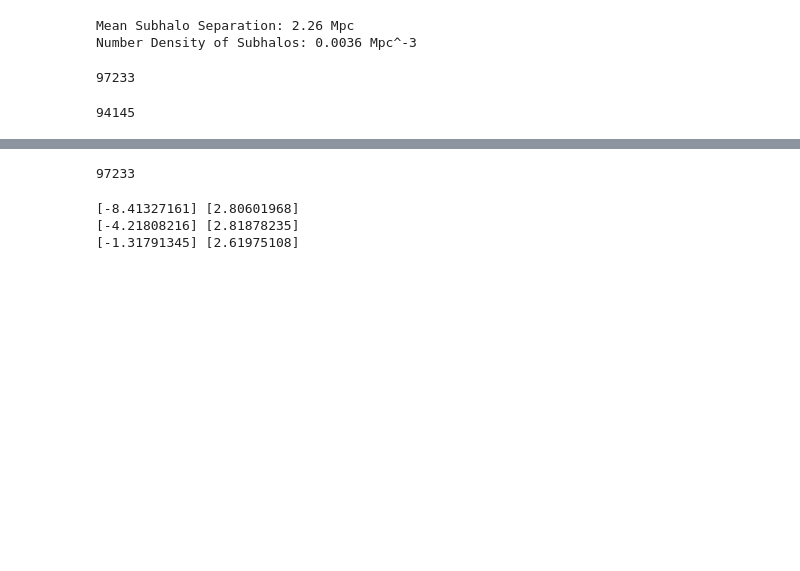
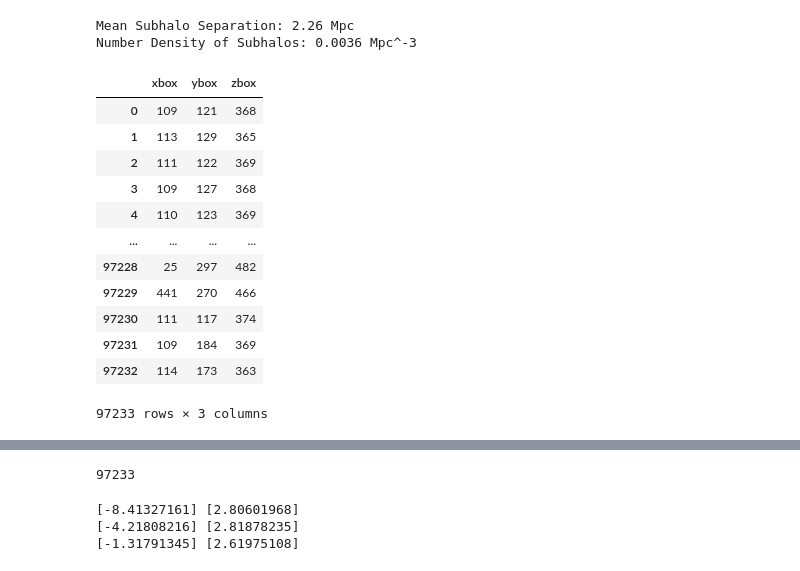
Before and after one commit to jdpkololgi/Illustris, a Jupyter notebook: potential_field.ipynb, the cells around one changed output, grey strips where cells are left out. Drawn from its saved outputs; the diff is of its cells as text; code cells hidden in the pictures; blank space fills up the shorter version.

```diff
--- a/potential_field.ipynb
+++ b/potential_field.ipynb
@@ -51,11 +106,3 @@ Mean Subhalo Separation: 2.26 Mpc
 Number Density of Subhalos: 0.0036 Mpc^-3
 # %%
 testcat.cweb_classify(xyzplot=False)
-# %%
-len(testcat.Sc_subhalos)
-# %% [output]
-97233
-# %%
-np.count_nonzero(testcat.Sc_subhalos)
-# %% [output]
-94145
@@ -61,0 +145,16 @@ np.count_nonzero(testcat.Sc_subhalos)
+# %%
+gal_boxtab
+# %% [output]
+|  | xbox | ybox | zbox |
+| 0 | 109 | 121 | 368 |
+| 1 | 113 | 129 | 365 |
+| 2 | 111 | 122 | 369 |
+| 3 | 109 | 127 | 368 |
+| 4 | 110 | 123 | 369 |
+| ... | ... | ... | ... |
+| 97228 | 25 | 297 | 482 |
+| 97229 | 441 | 270 | 466 |
+| 97230 | 111 | 117 | 374 |
+| 97231 | 109 | 184 | 369 |
+| 97232 | 114 | 173 | 363 |
+97233 rows × 3 columns
```
Also changed, not shown: parts of 40 cells of this notebook, 3 other files.
